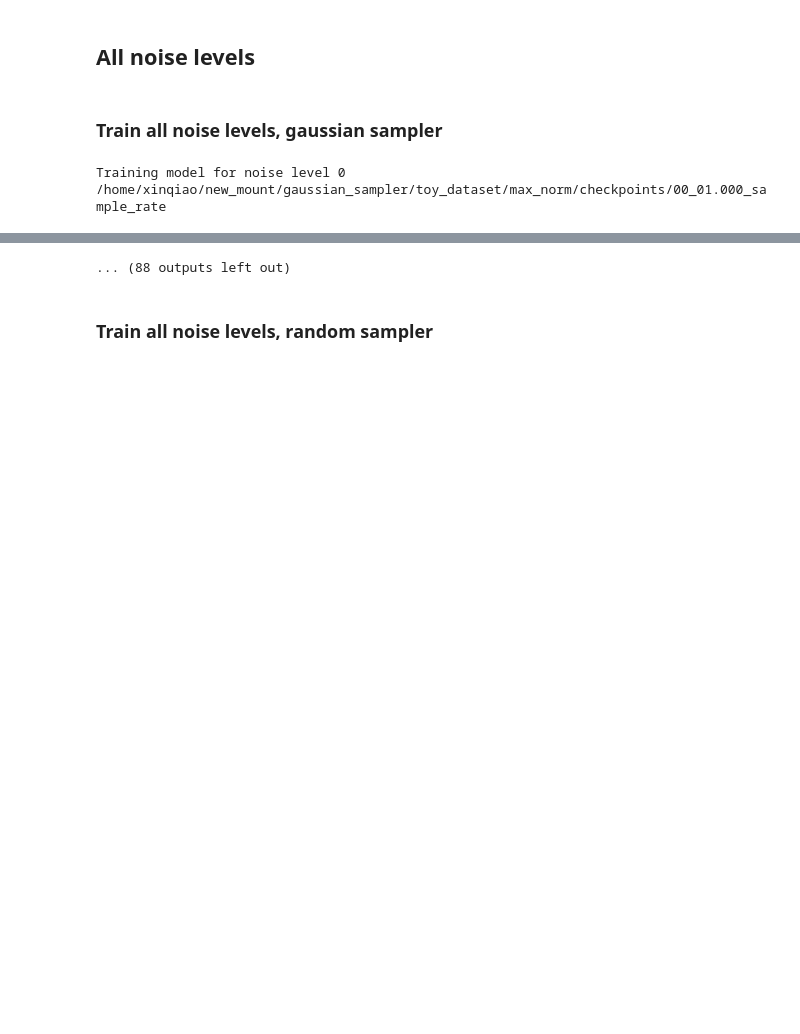
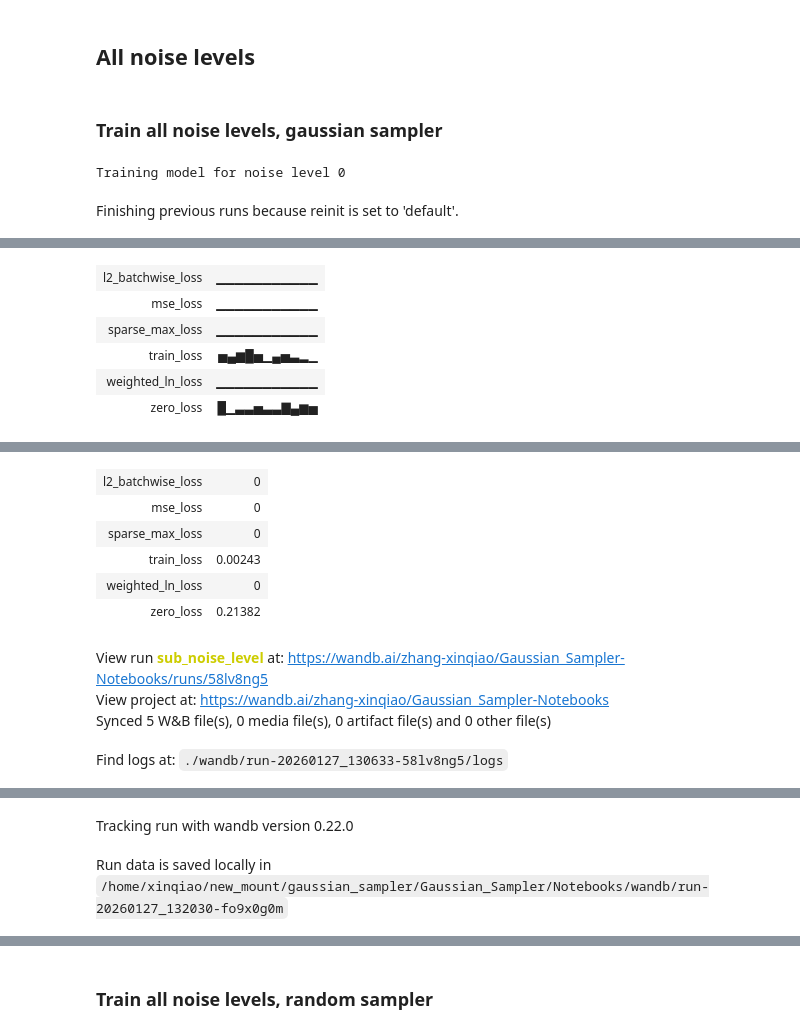
Before and after one commit to zhangxinqiao314/Gaussian_Sampler, a Jupyter notebook: Notebooks/poisson_pv_sampled_testing.ipynb, the cells around one changed output, grey strips where cells are left out. Drawn from its saved outputs; the diff is of its cells as text; code cells hidden in the pictures; blank space fills up the shorter version.

```diff
--- a/Notebooks/poisson_pv_sampled_testing.ipynb
+++ b/Notebooks/poisson_pv_sampled_testing.ipynb
@@ -224,10 +258,10 @@ for i in range(20):
                                           'gaussian_std': 3,
                                           'orig_shape': dset.shape[0:-1],
                                           'num_neighbors': 10, },
-                        log_wandb=True,
                     )
     print(f'Training model for noise level {i}')
-    model.train(epochs=31,save_every=10)
+    wandb.init(group='gaussian_sampler', name=dset.dset_name) # later change config for regularization
+    model.train(epochs=51,save_every=10, log_wandb=True)
 # %% [output]
 Training model for noise level 0
-/home/xinqiao/new_mount/gaussian_sampler/toy_dataset/max_norm/checkpoints/00_01.000_sample_rate
+Finishing previous runs because reinit is set to 'default'.
@@ -235,0 +270,6 @@ Epoch: 000/031 | Train Loss: 0.0700
+| l2_batchwise_loss | ▁▁▁▁▁▁▁▁▁▁▁ |
+| mse_loss | ▁▁▁▁▁▁▁▁▁▁▁ |
+| sparse_max_loss | ▁▁▁▁▁▁▁▁▁▁▁ |
+| train_loss | ▅▄▆█▅▁▄▅▃▂▁ |
+| weighted_ln_loss | ▁▁▁▁▁▁▁▁▁▁▁ |
+| zero_loss | █▁▃▃▅▃▃▇▄▆▅ |
@@ -237,0 +277,10 @@ Epoch: 001/031 | Train Loss: 0.0497
+| l2_batchwise_loss | 0 |
+| mse_loss | 0 |
+| sparse_max_loss | 0 |
+| train_loss | 0.00243 |
+| weighted_ln_loss | 0 |
+| zero_loss | 0.21382 |
+View run sub_noise_level at: https://wandb.ai/zhang-xinqiao/Gaussian_Sampler-Notebooks/runs/58lv8ng5
+View project at: https://wandb.ai/zhang-xinqiao/Gaussian_Sampler-Notebooks
+Synced 5 W&B file(s), 0 media file(s), 0 artifact file(s) and 0 other file(s)
+Find logs at: ./wandb/run-20260127_130633-58lv8ng5/logs
@@ -237,0 +288,2 @@ Epoch: 001/031 | Train Loss: 0.0497
+Tracking run with wandb version 0.22.0
+Run data is saved locally in /home/xinqiao/new_mount/gaussian_sampler/Gaussian_Sampler/Notebooks/wandb/run-20260127_132030-fo9x0g0m
@@ -256,4 +291,3 @@ Epoch: 010/031 | Train Loss: 0.0124
-... (88 outputs left out)
 # %% [markdown]
 ### Train all noise levels, random sampler
 # %%
```
Also changed, not shown: parts of 10 cells of this notebook, 1 other file.
